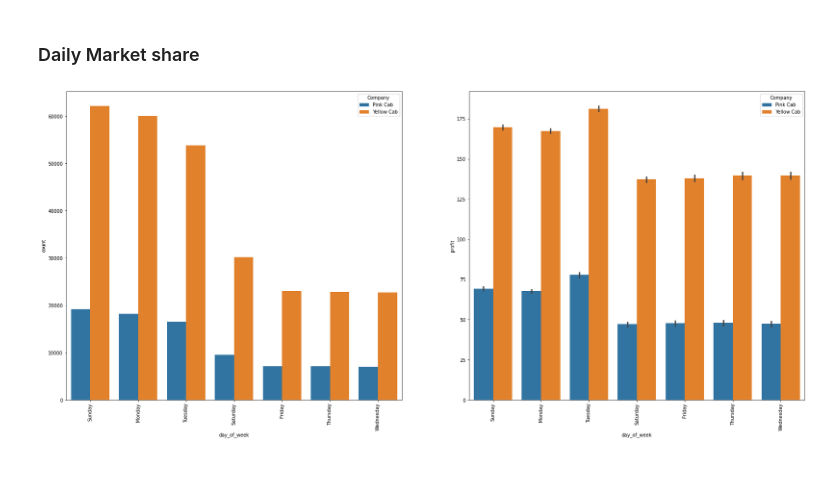
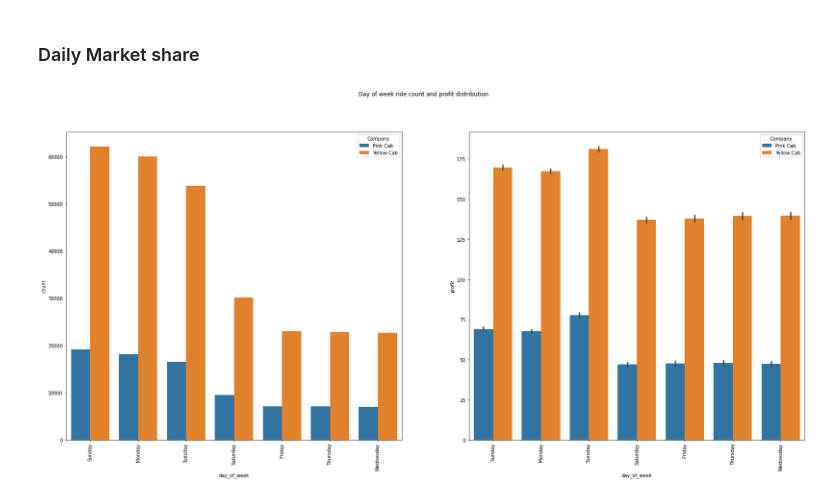
Before and after one commit to Jaeljane/Cab-Insight, a Jupyter notebook: Exploratory data analysis (Cab).ipynb, the cells around one changed output. Saved outputs shown, nothing was run; the diff lists cells and outputs as text; code cells hidden in the pictures; blank space fills up the shorter version.

```diff
--- a/Exploratory data analysis (Cab).ipynb
+++ b/Exploratory data analysis (Cab).ipynb
@@ -118,13 +122,13 @@ From the above charts it can be observed that the age and income distibution is
 ### Daily Market share
 # %%
 plt.figure(figsize=[28, 12])
-plt.suptitle('')
+plt.suptitle('Day of week ride count and profit distribution')
 plt.subplot(1, 2, 1)
 sns.countplot(x='day_of_week', data=df, order = df['day_of_week'].value_counts().index, hue='Company')
 plt.xticks(rotation=90)
 
 plt.subplot(1, 2, 2)
 sns.barplot(data=df, x='day_of_week', y='profit', hue='Company', order = df['day_of_week'].value_counts().index)
 plt.xticks(rotation=90);
 # %% [output]
-[figure, old version]
+[figure, new version]
```
Also changed, not shown: parts of 12 cells of this notebook.
